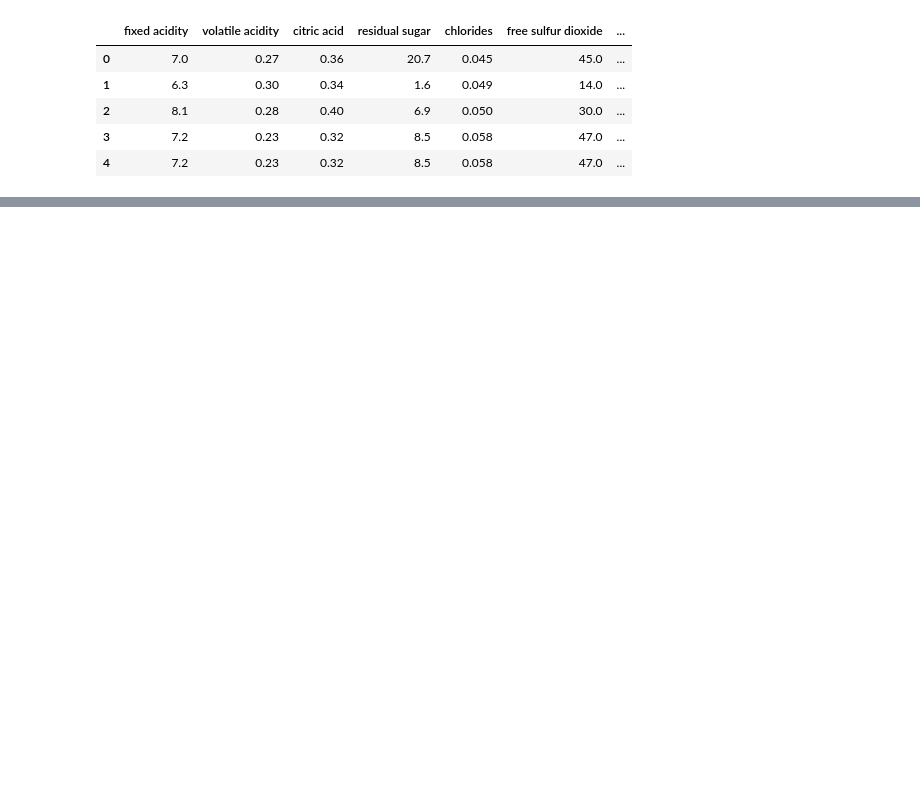
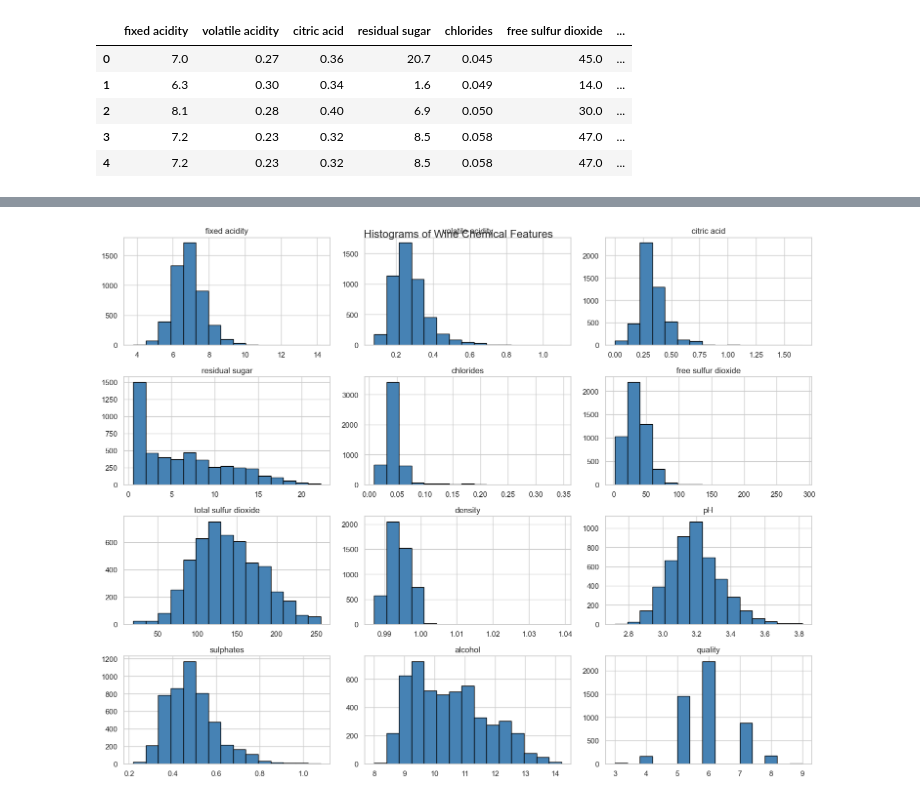
Before and after one commit to ghansham01/learning-machines, a Jupyter notebook: wineQuality/wineQuality.ipynb, the cells around one changed output, grey strips where cells are left out. Cells and saved outputs as stored; diff of their text form; code cells hidden in the pictures; blank space fills up the shorter version.

```diff
--- a/wineQuality/wineQuality.ipynb
+++ b/wineQuality/wineQuality.ipynb
@@ -81,0 +149,9 @@ df.head()
+# %%
+# 3.2 Univariate Feature Distributions (Histograms)
+# Helps observe skewness and underlying patterns of chemical properties
+df.hist(bins=15, figsize=(15, 12), layout=(4, 3), edgecolor='black', color='steelblue')
+plt.suptitle('Histograms of Wine Chemical Features', fontsize=16, y=0.95)
+plt.tight_layout()
+plt.show()
+# %% [output]
+[figure, added]
```
Also changed, not shown: parts of 27 cells of this notebook.
